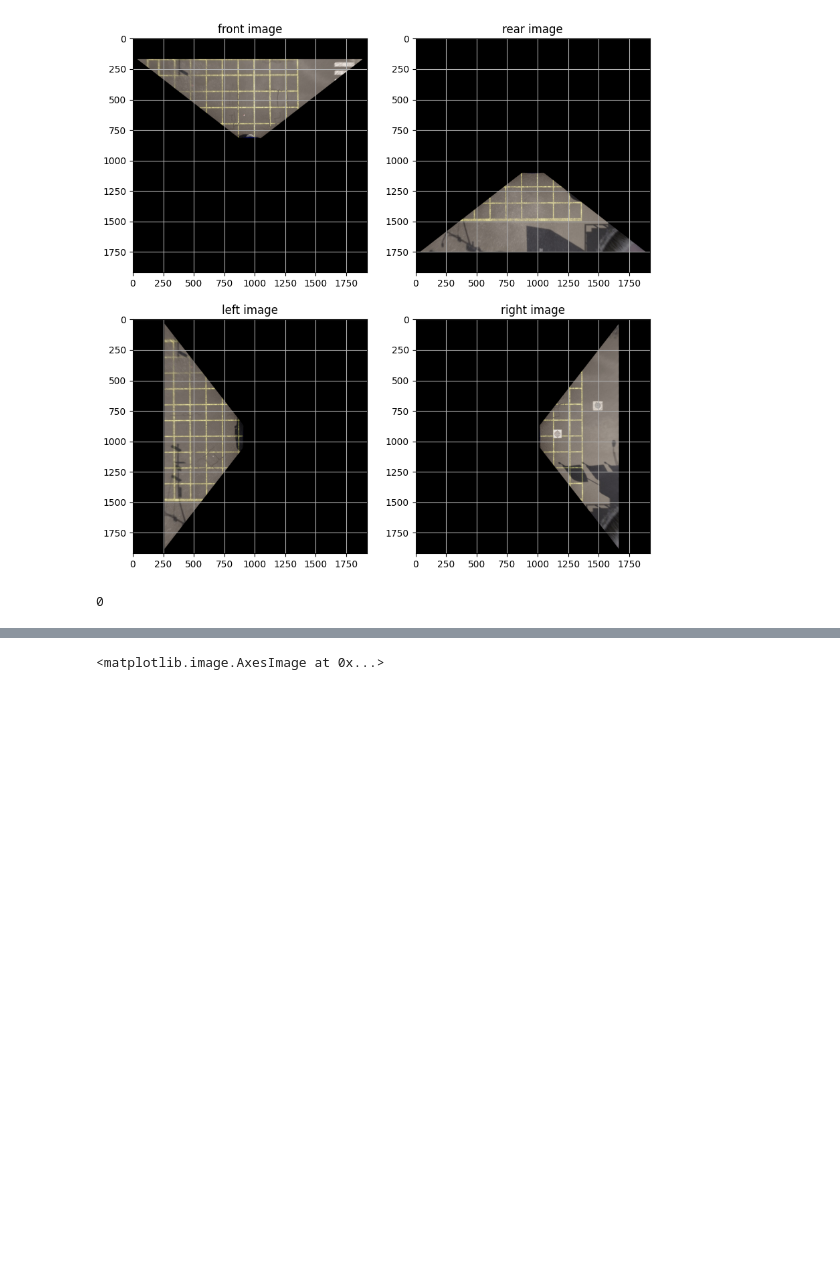
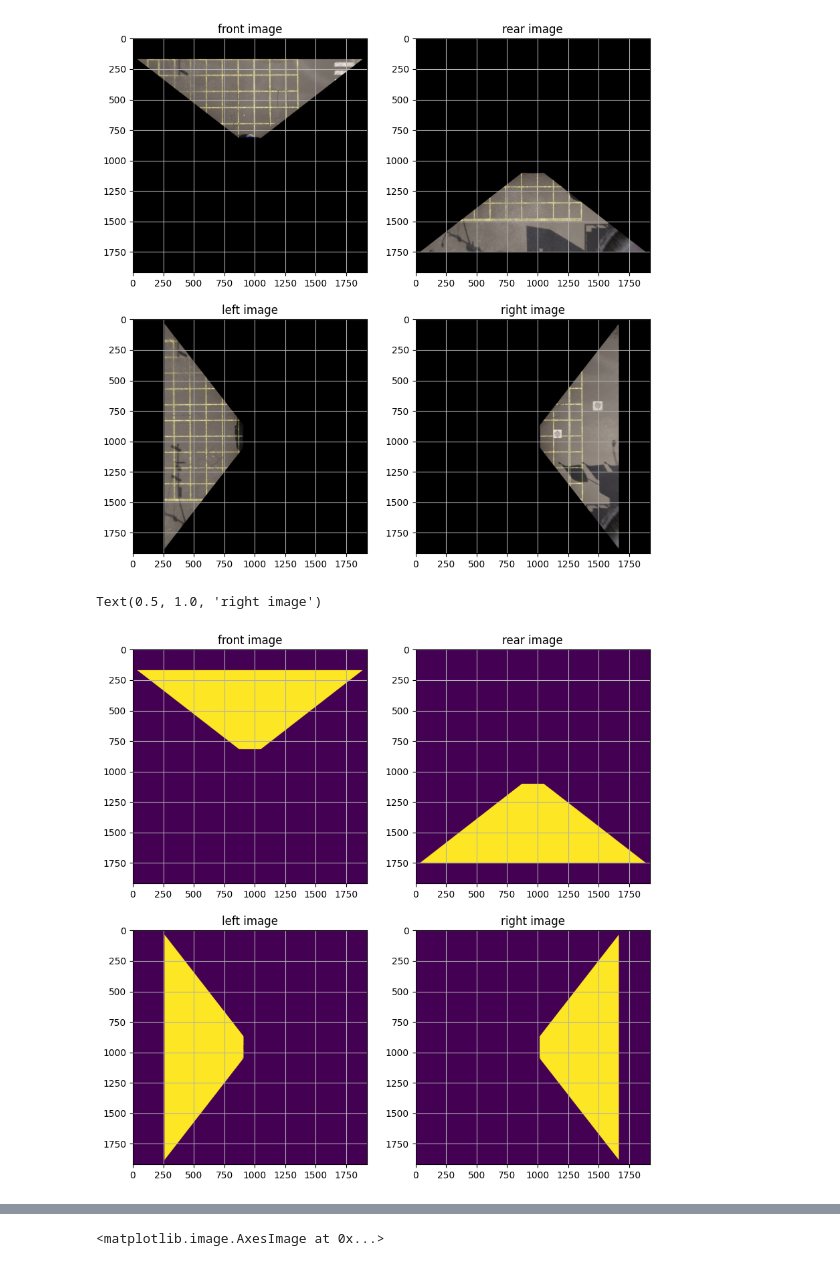
Before and after one commit to jinbeomjeong/surround_view, a Jupyter notebook: surround_view.ipynb, the cells around one changed output, grey strips where cells are left out. Cells and saved outputs as stored; diff of their text form; code cells hidden in the pictures; blank space fills up the shorter version.

```diff
--- a/surround_view.ipynb
+++ b/surround_view.ipynb
@@ -25,15 +25,15 @@ General configuration for OpenCV 4.10.0 =====================================
 -----------------------------------------------------------------
 # %%
-front_img = cv2.imread('save_img/front_img.jpg')
+front_img = cv2.imread(os.path.join('save_img', 'front_img.jpg'))
 front_img = cv2.cvtColor(front_img, cv2.COLOR_RGB2BGR)
 
-left_img = cv2.imread('save_img/left_img.jpg')
+left_img = cv2.imread(os.path.join('save_img', 'left_img.jpg'))
 left_img = cv2.cvtColor(left_img, cv2.COLOR_RGB2BGR)
 
-right_img = cv2.imread('save_img/right_img.jpg')
+right_img = cv2.imread(os.path.join('save_img', 'right_img.jpg'))
 right_img = cv2.cvtColor(right_img, cv2.COLOR_RGB2BGR)
 
-rear_img = cv2.imread('save_img/rear_img.jpg')
+rear_img = cv2.imread(os.path.join('save_img', 'rear_img.jpg'))
 rear_img = cv2.cvtColor(rear_img, cv2.COLOR_RGB2BGR)
 # %%
 fig, axis = plt.subplots(nrows=2, ncols=2)
@@ -208,6 +204,33 @@ Text(0.5, 1.0, 'right image')
 gray = cv2.cvtColor(front_ext, cv2.COLOR_BGR2GRAY)
 _, front_img_mask = cv2.threshold(gray, 1, 255, cv2.THRESH_BINARY)
 
-np.min(front_img_mask)
+gray = cv2.cvtColor(rear_ext, cv2.COLOR_BGR2GRAY)
+_, rear_img_mask = cv2.threshold(gray, 1, 255, cv2.THRESH_BINARY)
+
+gray = cv2.cvtColor(left_ext, cv2.COLOR_BGR2GRAY)
+_, left_img_mask = cv2.threshold(gray, 1, 255, cv2.THRESH_BINARY)
+
+gray = cv2.cvtColor(right_ext, cv2.COLOR_BGR2GRAY)
+_, right_img_mask = cv2.threshold(gray, 1, 255, cv2.THRESH_BINARY)
-# %% [output]
-0
+# %%
+fig, axis = plt.subplots(nrows=2, ncols=2)
+fig.set_size_inches(10, 10)
+
+axis[0, 0].imshow(front_img_mask)
+axis[0, 0].grid()
+axis[0, 0].set_title('front image')
+
+axis[0, 1].imshow(rear_img_mask)
+axis[0, 1].grid()
+axis[0, 1].set_title('rear image')
+
+axis[1, 0].imshow(left_img_mask)
+axis[1, 0].grid()
+axis[1, 0].set_title('left image')
+
+axis[1, 1].imshow(right_img_mask)
+axis[1, 1].grid()
+axis[1, 1].set_title('right image')
+# %% [output]
+Text(0.5, 1.0, 'right image')
+[figure, added]
```
Also changed, not shown: parts of 14 cells of this notebook, 2 other files.
